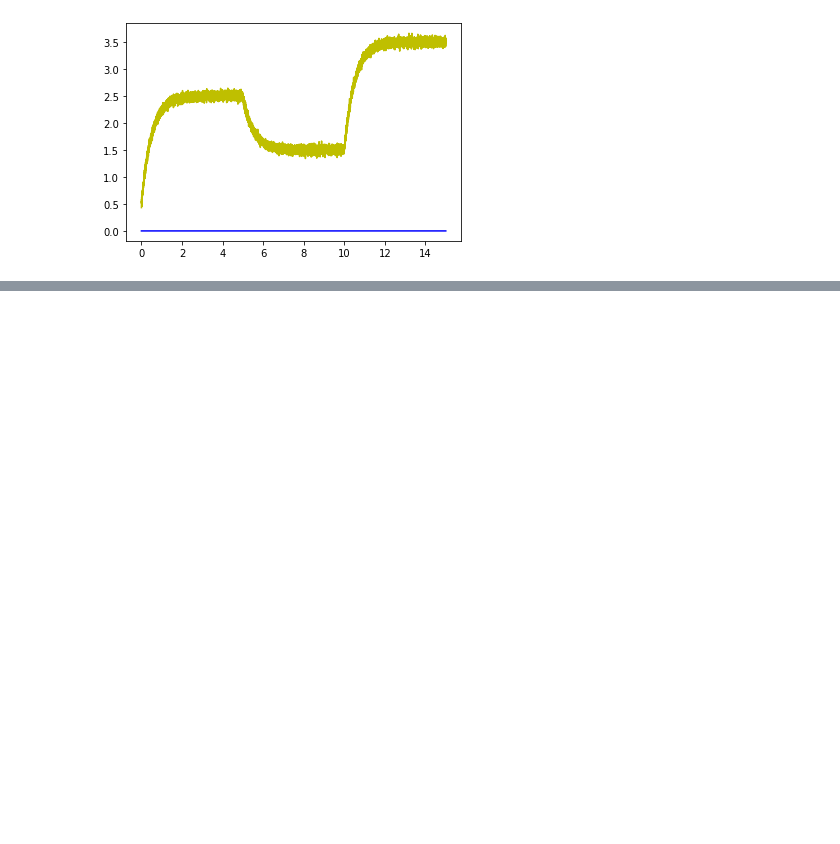
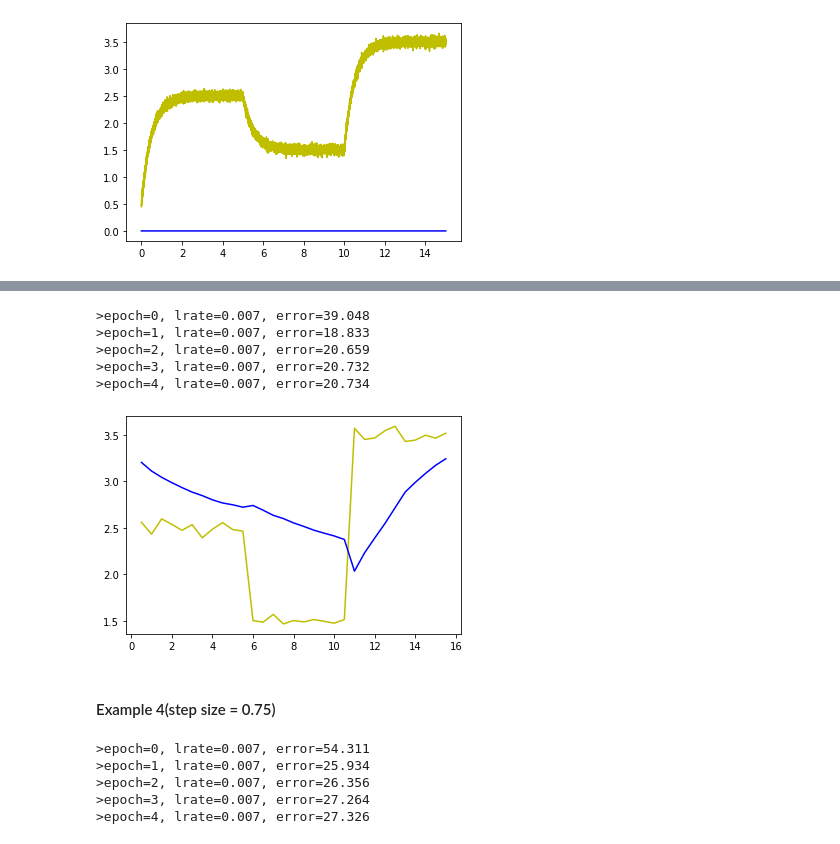
Before and after one commit to Kikumu/Computational-science-practice, a Jupyter notebook: Computational Science ACW.ipynb, the cells around one changed output, grey strips where cells are left out. Drawn from its saved outputs; the diff is of its cells as text; code cells hidden in the pictures; blank space fills up the shorter version.

```diff
--- a/Computational Science ACW.ipynb
+++ b/Computational Science ACW.ipynb
@@ -341,0 +393,31 @@ plt.show()
+# %%
+random_vals3 = []
+random_vals3 = box_muller(x_array4,std_dev,_mean)
+values3 = train_weights(random_vals3, 0.006531,5)
+# %% [output]
+>epoch=0, lrate=0.007, error=39.048
+>epoch=1, lrate=0.007, error=18.833
+>epoch=2, lrate=0.007, error=20.659
+>epoch=3, lrate=0.007, error=20.732
+>epoch=4, lrate=0.007, error=20.734
+# %%
+y_axis = values3 #network output
+y = random_vals3 # x noise
+x_axis = x = t_array4
+plt.plot(x,y,"y") #actual
+plt.plot(x_axis,y_axis,"b")#noise
+plt.show()
+# %% [output]
+[figure, added]
+# %% [markdown]
+#### Example 4(step size = 0.75)
+# %%
+random_vals4 = []
+random_vals4 = box_muller(x_array5,std_dev,_mean)
+values4 = train_weights(random_vals4, 0.006531,5)
+# %% [output]
+>epoch=0, lrate=0.007, error=54.311
+>epoch=1, lrate=0.007, error=25.934
+>epoch=2, lrate=0.007, error=26.356
+>epoch=3, lrate=0.007, error=27.264
+>epoch=4, lrate=0.007, error=27.326
```
Also changed, not shown: parts of 20 cells of this notebook.
